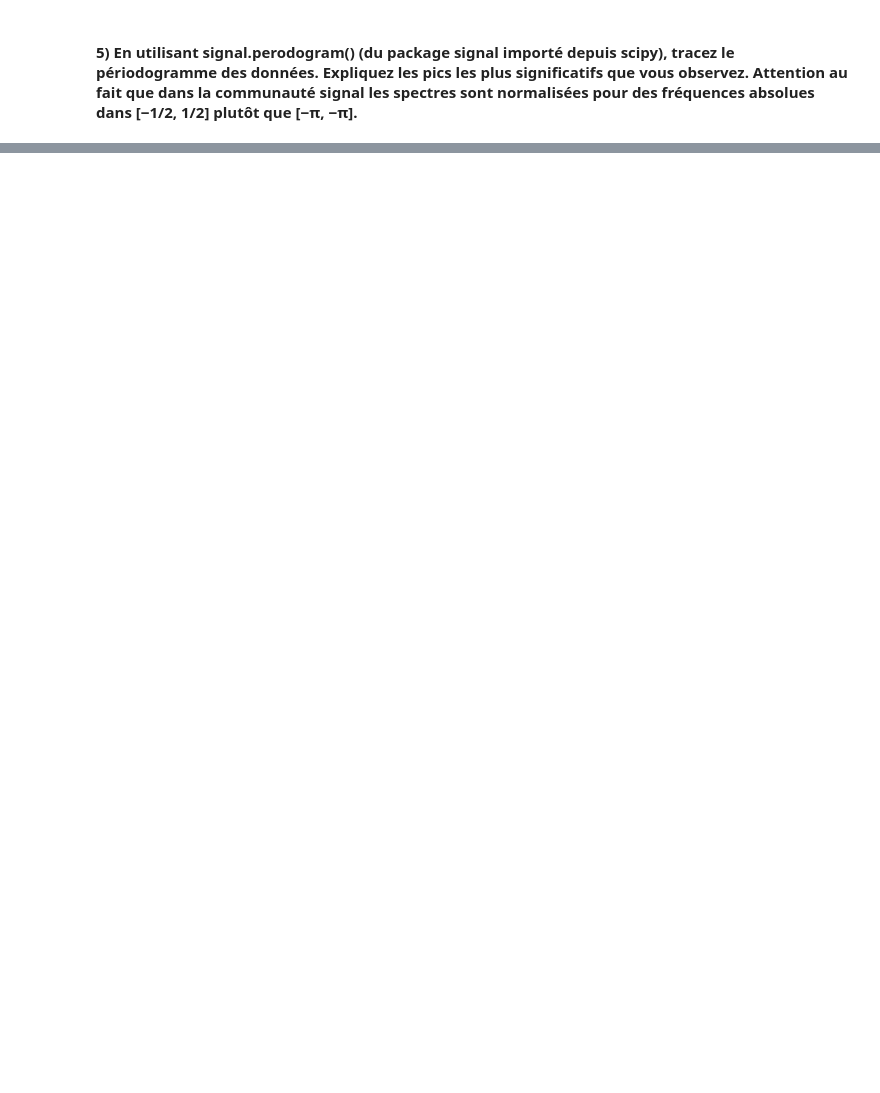
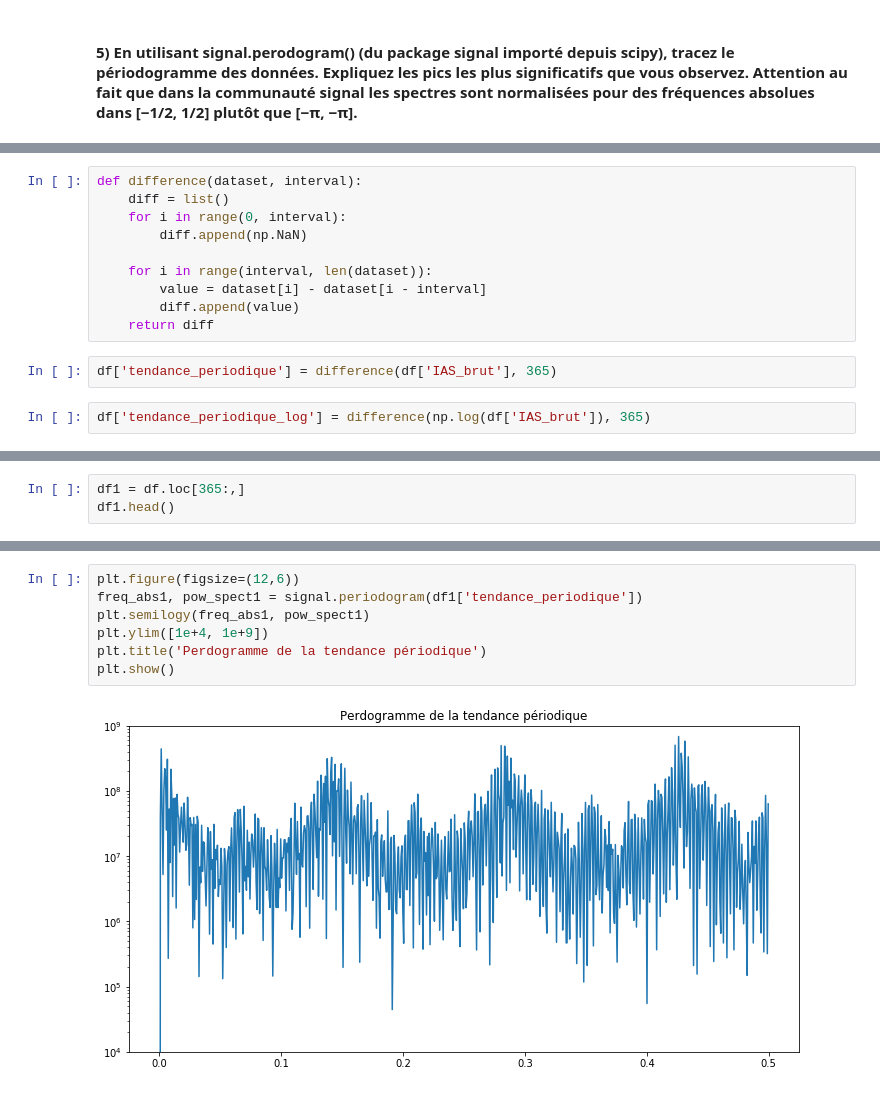
Before and after one commit to sbouden/MSBGD, a Jupyter notebook: ML/TP10_Series temporelles/Séries temporelles.ipynb, the cells around one changed output, grey strips where cells are left out. Drawn from its saved outputs; the diff is of its cells as text; blank space fills up the shorter version.

```diff
--- a/ML/TP10_Series temporelles/Séries temporelles.ipynb
+++ b/ML/TP10_Series temporelles/Séries temporelles.ipynb
@@ -139,0 +162,14 @@ Les pics correspondent aux valeurs qui ne sont pas expliquées par le bruit de f
+# %%
+def difference(dataset, interval):
+    diff = list()
+    for i in range(0, interval):
+        diff.append(np.NaN)
+
+    for i in range(interval, len(dataset)):
+        value = dataset[i] - dataset[i - interval]
+        diff.append(value)
+    return diff
+# %%
+df['tendance_periodique'] = difference(df['IAS_brut'], 365)
+# %%
+df['tendance_periodique_log'] = difference(np.log(df['IAS_brut']), 365)
@@ -139,0 +192,3 @@ Les pics correspondent aux valeurs qui ne sont pas expliquées par le bruit de f
+# %%
+df1 = df.loc[365:,]
+df1.head()
@@ -139,0 +202,9 @@ Les pics correspondent aux valeurs qui ne sont pas expliquées par le bruit de f
+# %%
+plt.figure(figsize=(12,6))
+freq_abs1, pow_spect1 = signal.periodogram(df1['tendance_periodique'])
+plt.semilogy(freq_abs1, pow_spect1)
+plt.ylim([1e+4, 1e+9])
+plt.title('Perdogramme de la tendance périodique')
+plt.show()
+# %% [output]
+[figure, added]
```
Also changed, not shown: parts of 32 cells of this notebook.
